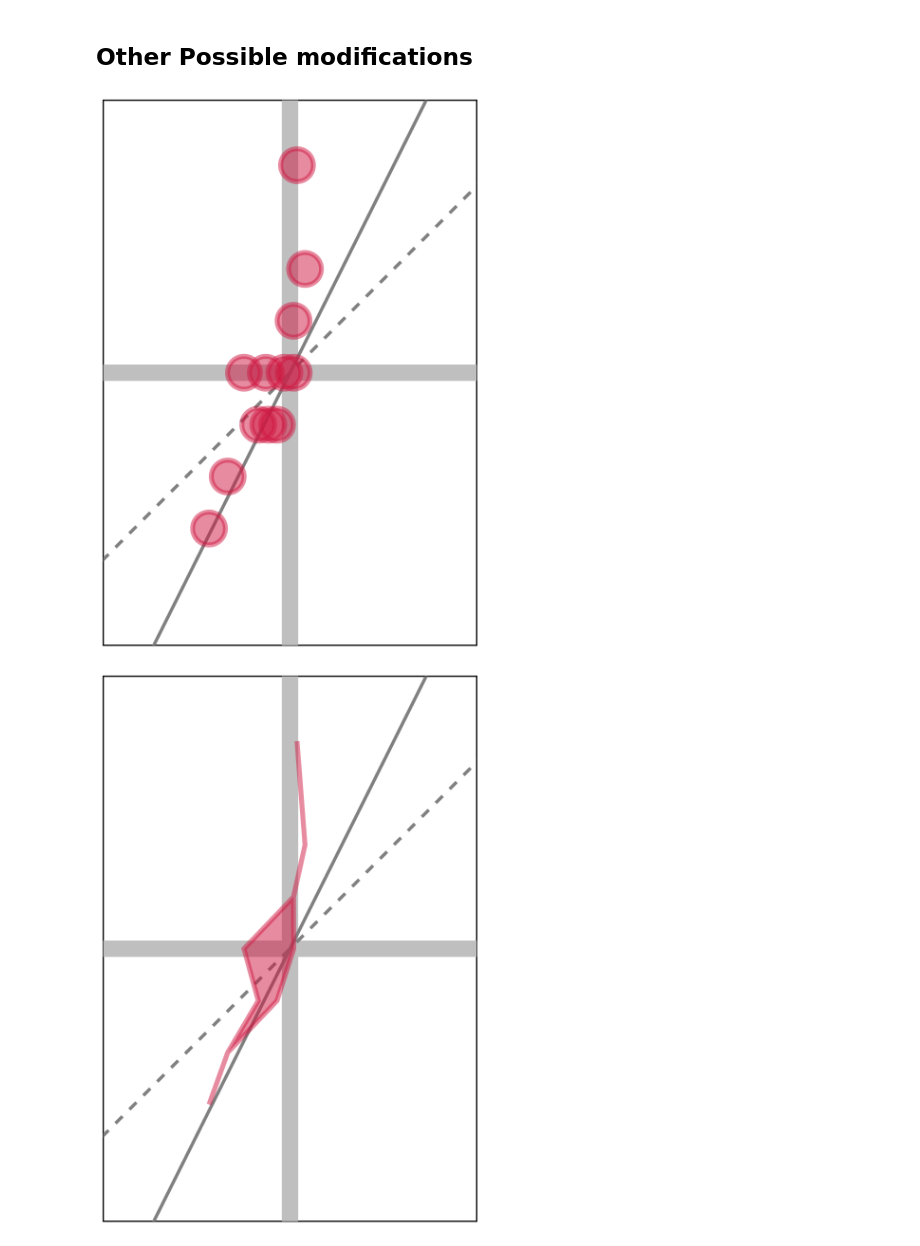
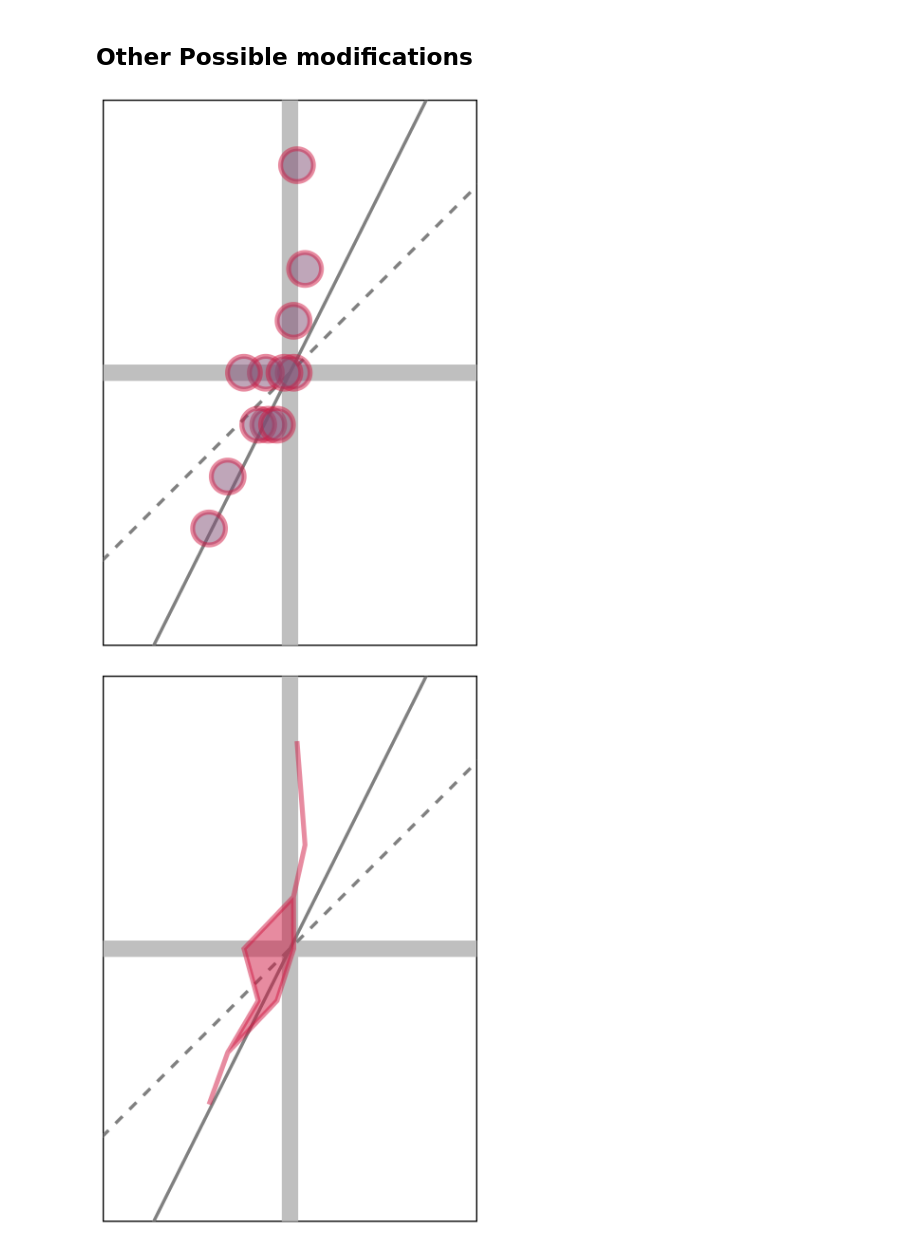
Before and after one commit to peterrrock2/gerrytools-dev, a Jupyter notebook: docs/notebooks/using_paintball.ipynb, the cells around one changed output. Drawn from its saved outputs; the diff is of its cells as text; code cells hidden in the pictures.

```diff
--- a/docs/notebooks/using_paintball.ipynb
+++ b/docs/notebooks/using_paintball.ipynb
@@ -121,23 +121,23 @@ plot.preview(hull=True)
 # %%
 plot = PaintBall(
     voteshare_data=[0.4925, 0.5233, 0.4960, 0.5259, 0.4839, 0.5340, 0.5867, 0.4962, 0.5667, 0.5139, 0.5060, 0.5493],
     seats_data=[5,10,9,9,7,10,12,8,11,10,9,9],
     maximum_seats=18
 )
 
 plot.set_xlim(0.3, 0.7)
 plot.set_ylim(3.75/18, 14.25/18)
 plot.set_marker_options(
     size=10,
-    color="alizarin",
+    color="alizarin!50!tab:blue",
     alpha=0.5,
     edgecolor="alizarin",
     edgewidth=1.5,
     edgealpha=0.5
 )
 plot.preview()
 # %% [output]
-[figure, old version]
+[figure, new version]
 # %%
 plot = PaintBall(
     voteshare_data=[0.4925, 0.5233, 0.4960, 0.5259, 0.4839, 0.5340, 0.5867, 0.4962, 0.5667, 0.5139, 0.5060, 0.5493],
```
Also changed, not shown: parts of 4 cells of this notebook, 47 other files.
